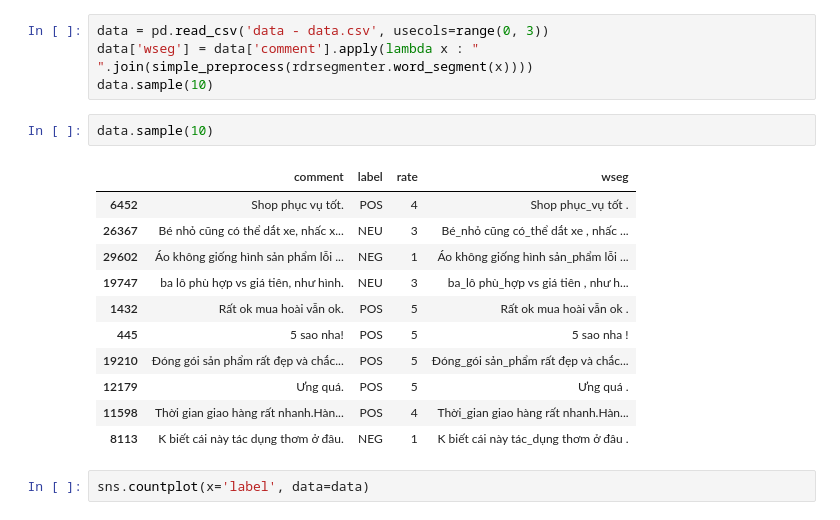
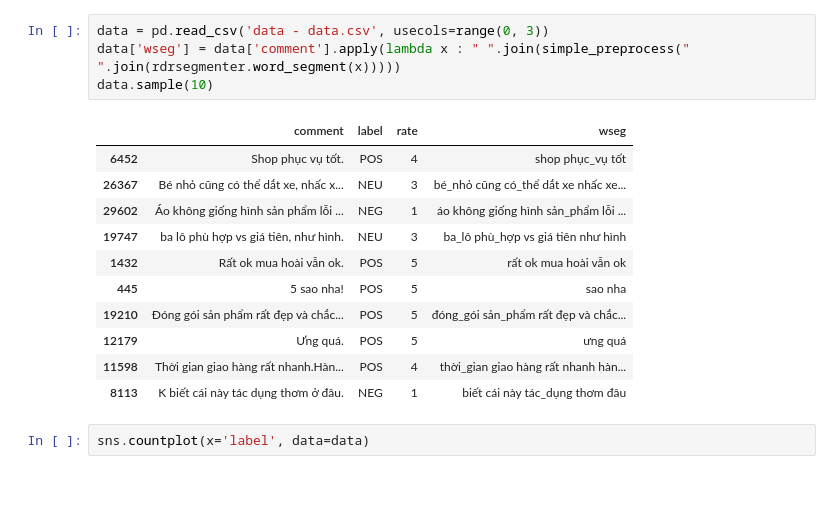
Before and after one commit to DucAnh-katalon/TextMining_Classification, a Jupyter notebook: EDA.ipynb, the cells around one changed output. Drawn from its saved outputs; the diff is of its cells as text; blank space fills up the shorter version.

```diff
--- a/EDA.ipynb
+++ b/EDA.ipynb
@@ -52,21 +52,19 @@ N_SPLITS = 5
 # %%
 data = pd.read_csv('data - data.csv', usecols=range(0, 3))
-data['wseg'] = data['comment'].apply(lambda x : " ".join(simple_preprocess(rdrsegmenter.word_segment(x))))
+data['wseg'] = data['comment'].apply(lambda x : " ".join(simple_preprocess(" ".join(rdrsegmenter.word_segment(x)))))
 data.sample(10)
+# %% [output]
+|  | comment | label | rate | wseg |
+| 6452 | Shop phục vụ tốt. | POS | 4 | shop phục_vụ tốt |
+| 26367 | Bé nhỏ cũng có thể dắt xe, nhấc x... | NEU | 3 | bé_nhỏ cũng có_thể dắt xe nhấc xe... |
+| 29602 | Áo không giống hình sản phẩm lỗi ... | NEG | 1 | áo không giống hình sản_phẩm lỗi ... |
+| 19747 | ba lô phù hợp vs giá tiên, như hình. | NEU | 3 | ba_lô phù_hợp vs giá tiên như hình |
+| 1432 | Rất ok mua hoài vẫn ok. | POS | 5 | rất ok mua hoài vẫn ok |
+| 445 | 5 sao nha! | POS | 5 | sao nha |
+| 19210 | Đóng gói sản phẩm rất đẹp và chắc... | POS | 5 | đóng_gói sản_phẩm rất đẹp và chắc... |
+| 12179 | Ưng quá. | POS | 5 | ưng quá |
+| 11598 | Thời gian giao hàng rất nhanh.Hàn... | POS | 4 | thời_gian giao hàng rất nhanh hàn... |
+| 8113 | K biết cái này tác dụng thơm ở đâu. | NEG | 1 | biết cái này tác_dụng thơm đâu |
-# %%
-data.sample(10)
-# %% [output]
-|  | comment | label | rate | wseg |
-| 6452 | Shop phục vụ tốt. | POS | 4 | Shop phục_vụ tốt . |
-| 26367 | Bé nhỏ cũng có thể dắt xe, nhấc x... | NEU | 3 | Bé_nhỏ cũng có_thể dắt xe , nhấc ... |
-| 29602 | Áo không giống hình sản phẩm lỗi ... | NEG | 1 | Áo không giống hình sản_phẩm lỗi ... |
-| 19747 | ba lô phù hợp vs giá tiên, như hình. | NEU | 3 | ba_lô phù_hợp vs giá tiên , như h... |
-| 1432 | Rất ok mua hoài vẫn ok. | POS | 5 | Rất ok mua hoài vẫn ok . |
-| 445 | 5 sao nha! | POS | 5 | 5 sao nha ! |
-| 19210 | Đóng gói sản phẩm rất đẹp và chắc... | POS | 5 | Đóng_gói sản_phẩm rất đẹp và chắc... |
-| 12179 | Ưng quá. | POS | 5 | Ưng quá . |
-| 11598 | Thời gian giao hàng rất nhanh.Hàn... | POS | 4 | Thời_gian giao hàng rất nhanh.Hàn... |
-| 8113 | K biết cái này tác dụng thơm ở đâu. | NEG | 1 | K biết cái này tác_dụng thơm ở đâu . |
 # %%
 sns.countplot(x='label', data=data)
 # %% [output]
```
Also changed, not shown: parts of 7 cells of this notebook, 6 other files.
